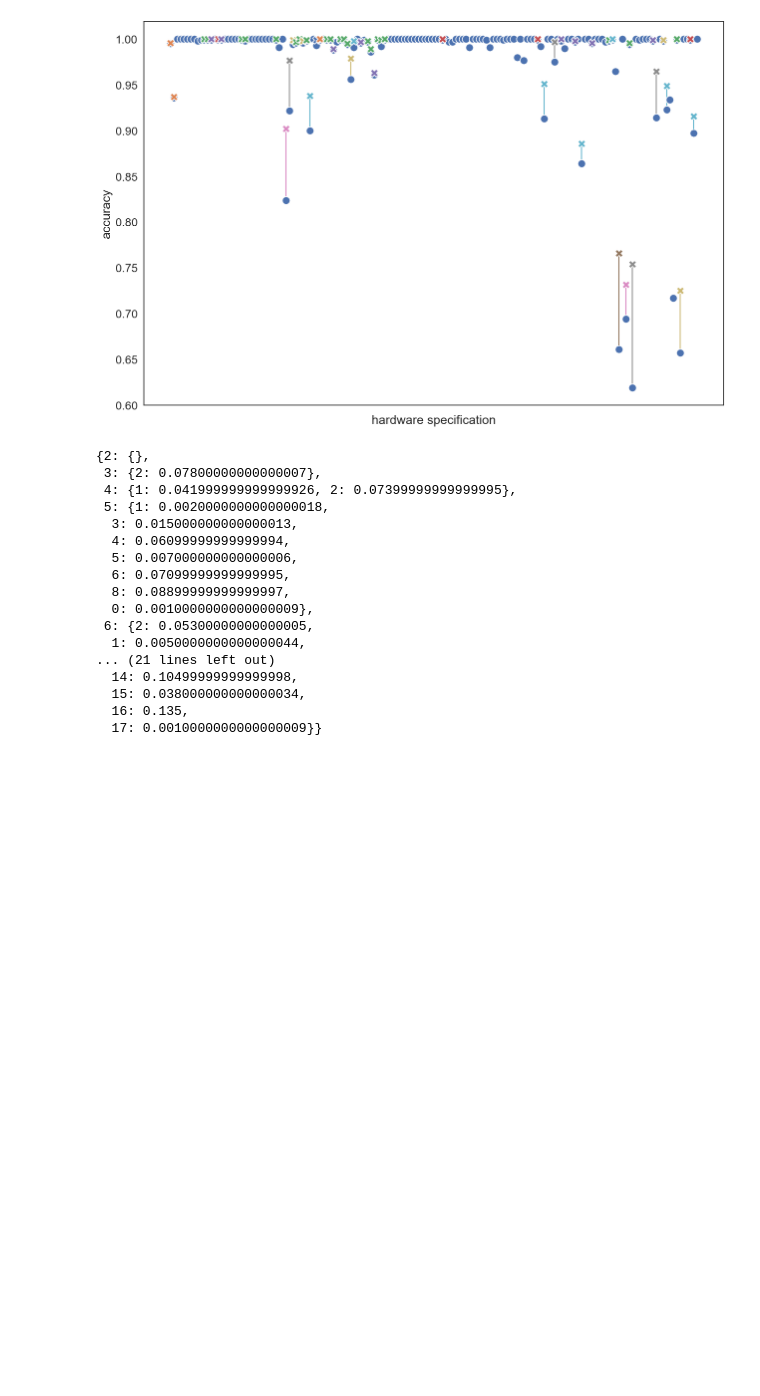
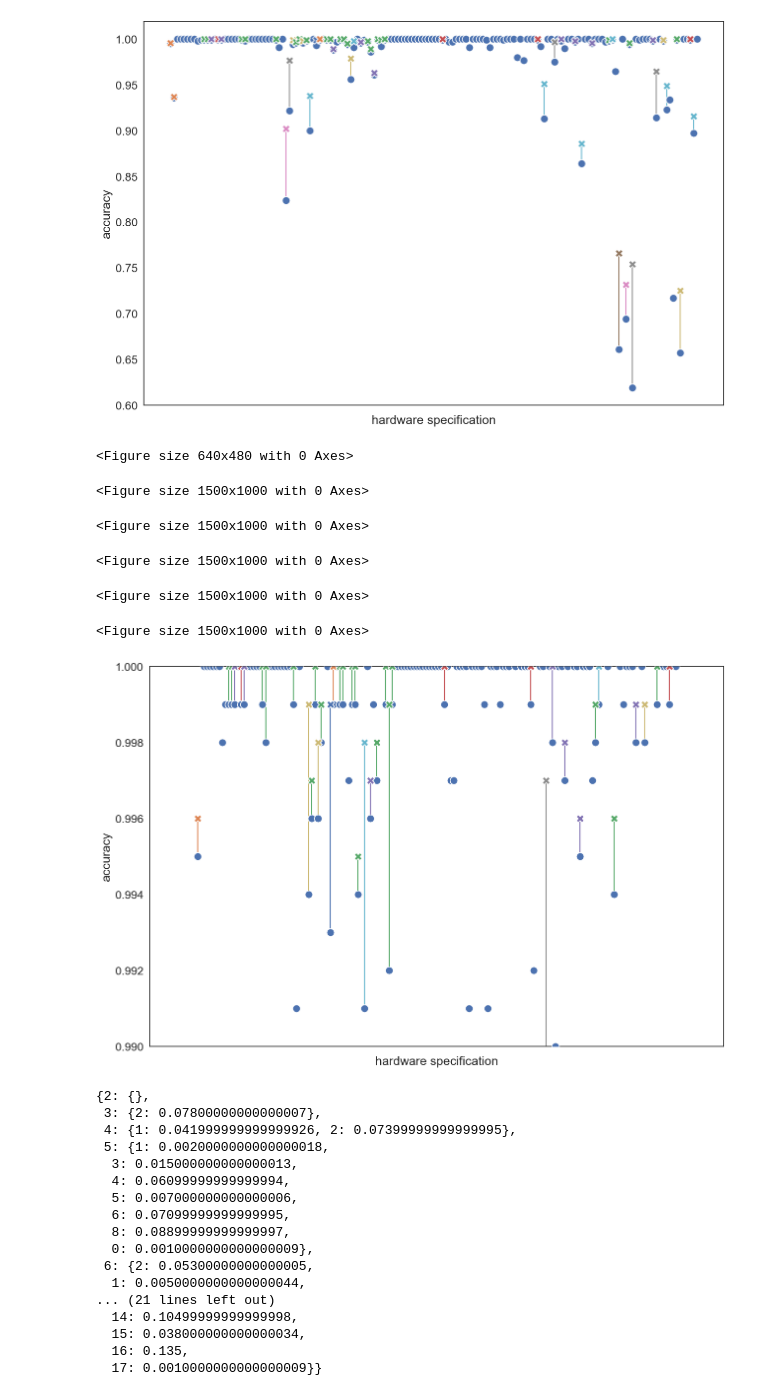
Before and after one commit to smml1996/algorithm_synthesis, a Jupyter notebook: notebooks_pnas/reset.ipynb, the cells around one changed output. Saved outputs shown, nothing was run; the diff lists cells and outputs as text; code cells hidden in the pictures; blank space fills up the shorter version.

```diff
--- a/notebooks_pnas/reset.ipynb
+++ b/notebooks_pnas/reset.ipynb
@@ -148,6 +148,17 @@ for horizon in range(2, 8):
 <Figure size 1500x1000 with 0 Axes>
 <Figure size 1500x1000 with 0 Axes>
 [figure]
+# %%
+for horizon in range(2, 8):
+    get_scatterplot_guarantees_compare(ResetExperimentID.main, horizon, df, horizon_lines, horizon_to_num_algs, y_range=[0.99, 1.1])
+# %% [output]
+<Figure size 640x480 with 0 Axes>
+<Figure size 1500x1000 with 0 Axes>
+<Figure size 1500x1000 with 0 Axes>
+<Figure size 1500x1000 with 0 Axes>
+<Figure size 1500x1000 with 0 Axes>
+<Figure size 1500x1000 with 0 Axes>
+[figure, added]
 # %%
 get_best_algos_advantanges(ResetExperimentID.main, diff_algs_to_spec)
 # %% [output]
```
Also changed, not shown: 4 other files.
